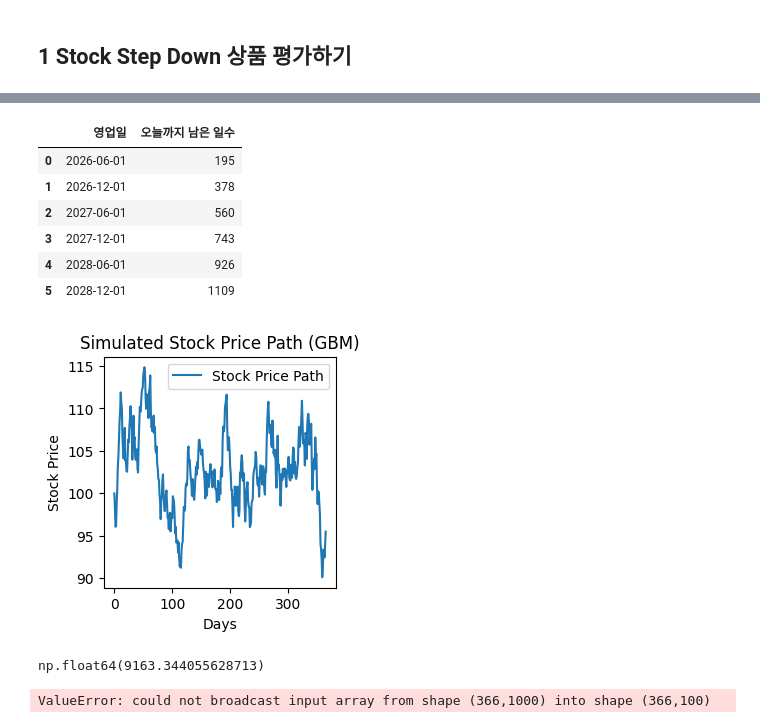
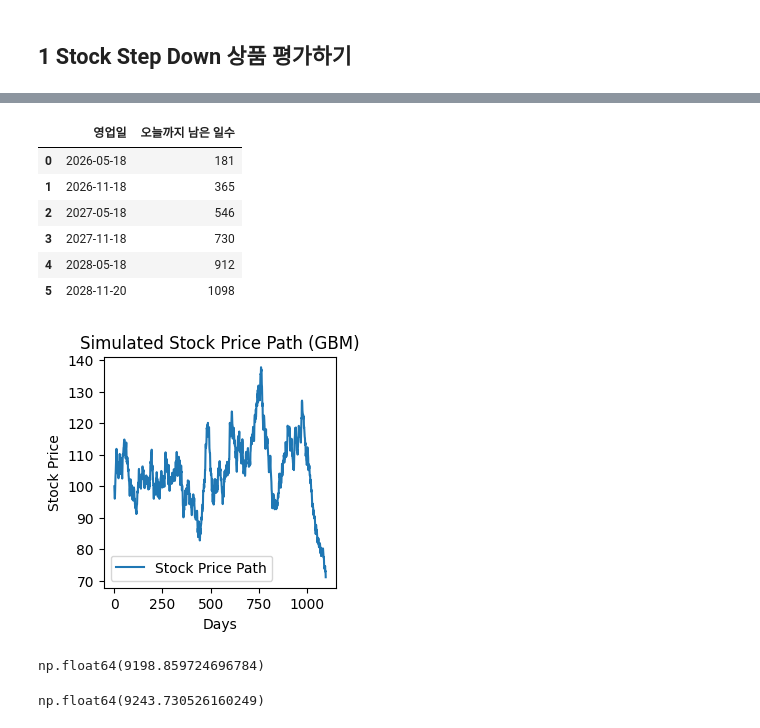
Before and after one commit to HST0077/FE2025, a Jupyter notebook: StepDown_1stock.ipynb, the cells around one changed output, grey strips where cells are left out. Drawn from its saved outputs; the diff is of its cells as text; code cells hidden in the pictures.

```diff
--- a/StepDown_1stock.ipynb
+++ b/StepDown_1stock.ipynb
@@ -170,7 +172,7 @@ today = pd.to_datetime(datetime.today().date())
 six_months_later = today + pd.DateOffset(months=6)
 
 # 6개월마다의 기준일 생성
-month_starts = pd.date_range(start=six_months_later, periods=6, freq='6MS')
+month_starts = pd.date_range(start=six_months_later, periods=6, freq=pd.DateOffset(months=6))
 
 # 각 기준일에서 해당 월의 첫 번째 영업일(공휴일 제외) 추출
 business_days = []
@@ -199,44 +201,44 @@ df = pd.DataFrame({
 df
 # %% [output]
 |  | 영업일 | 오늘까지 남은 일수 |
-| 0 | 2026-06-01 | 195 |
-| 1 | 2026-12-01 | 378 |
-| 2 | 2027-06-01 | 560 |
-| 3 | 2027-12-01 | 743 |
-| 4 | 2028-06-01 | 926 |
-| 5 | 2028-12-01 | 1109 |
+| 0 | 2026-05-18 | 181 |
+| 1 | 2026-11-18 | 365 |
+| 2 | 2027-05-18 | 546 |
+| 3 | 2027-11-18 | 730 |
+| 4 | 2028-05-18 | 912 |
+| 5 | 2028-11-20 | 1098 |
 # %%
 # 시뮬레이션 횟수 만큼 주가 생성하기
 import numpy as np
 import matplotlib.pyplot as plt
 
 # 주가 경로 생성
-N=365 # 만기까지의 날짜수
+N=df['오늘까지 남은 일수'].iloc[-1] # 만기까지의 날짜수
 sim=1000 # 시뮬레이션 회수
 r,sigma=0.05, 0.3
 dt=1/365
 
 np.random.seed(111)
 W = np.random.randn(N,sim)  # 표준 정규분포 난수
 
 # log(S) 행렬 만들기
 lnS=(r - 0.5 * sigma**2) * dt + sigma * np.sqrt(dt) * W
 
 # 앞에 붙이기
 lnS = np.insert(lnS,0,np.log(100), axis=0)
 # 누적합 구하기
 S=np.exp(np.cumsum(lnS,axis=0))
 
 # 첫번째 시뮬레이션 결과 시각화
 plt.figure(figsize=(3,3))
 plt.plot(S[:,0], label="Stock Price Path")
 plt.xlabel("Days")
 plt.ylabel("Stock Price")
 plt.title("Simulated Stock Price Path (GBM)")
 plt.legend()
 plt.show()
 # %% [output]
-[figure, old version]
+[figure, new version]
 # %%
 def SD_lstar_CPU(S, kijun, K, T, c, r, q, sigma, barrier, dummy, sim):
     import numpy as np
@@ -317,17 +319,5 @@ c=np.array([1,2,3,4,5,6])*0.022
 
 SD_lstar_CPU(S0, kijun, K, T, c, r, q, sigma, barrier, dummy, sim)
 # %% [output]
-np.float64(9163.344055628713)
+np.float64(9198.859724696784)
-# %%
-aSims=[100,200,400,600,800,1000,1500,2000,3000,4000,
-      5000,6000,8000,10000,12000,15000,20000,30000,
-     40000,50000,60000,70000,80000,100000]
-Price_Sims=[]
-for sim in Sims:
-    res=SD_lstar_CPU(S, kijun, K, T, c, r, q, sigma, barrier, dummy, sim)
-    Price_Sims.append(res)
-
-plt.plot(Sims,Price_Sims)
-# %% [output]
-ValueError: could not broadcast input array from shape (366,1000) into shape (366,100)
 # %%
@@ -383,3 +374,17 @@ def SD_lstar_GPU(S, kijun, K, T, c, r, q, sigma, barrier, dummy, sim):
     mu, s = norm.fit(Price_cpu)
 
     return mu
+# %%
+# 스텝다운 상품 평가 정보
+S0=100
+kijun=100
+r=0.035
+q=0
+sigma, barrier, dummy, sim=0.3, 0.65, 0.132,10000
+K=[0.95,0.95,0.95,0.90,0.90,0.85]
+T=np.array(df['오늘까지 남은 일수'])
+c=np.array([1,2,3,4,5,6])*0.022
+
+SD_lstar_GPU(S0, kijun, K, T, c, r, q, sigma, barrier, dummy, sim)
+# %% [output]
+np.float64(9243.730526160249)
```
Also changed, not shown: parts of 21 cells of this notebook.
